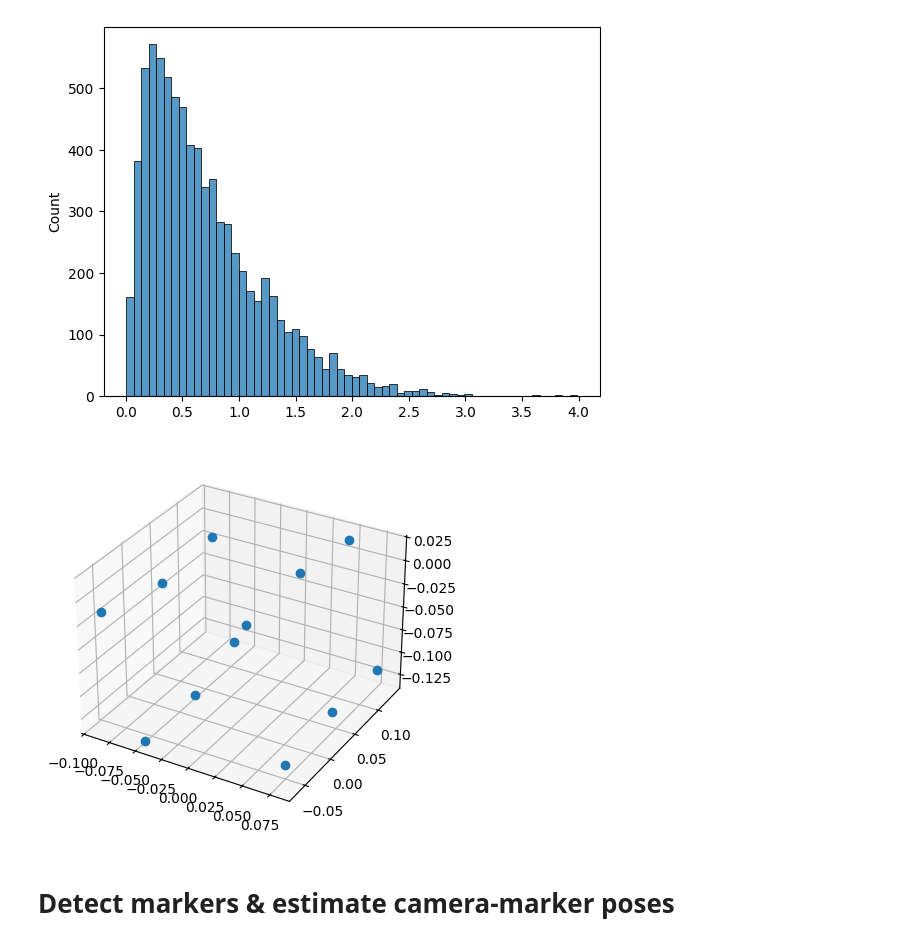
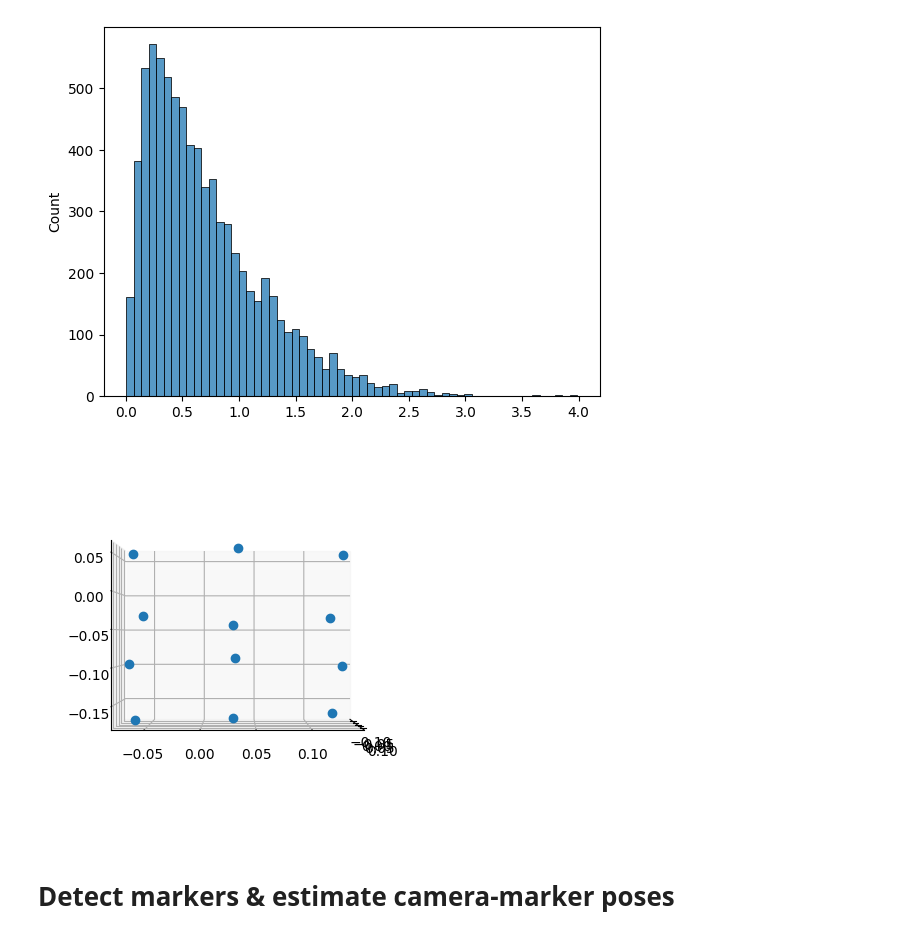
Before and after one commit to goncalofrazao/vicandocker, a Jupyter notebook: main_cangalho.ipynb, the cells around one changed output. Cells and saved outputs as stored; diff of their text form; code cells hidden in the pictures.

```diff
--- a/main_cangalho.ipynb
+++ b/main_cangalho.ipynb
@@ -118,7 +92,7 @@ Done!
 obj_pose_est = object_bipartite_se3sync(aux,
                                         noise_model_r=lambda edge : 0.01 * Polygon(zip(edge['corners'][:,0], edge['corners'][:,1])).area**1,
                                         noise_model_t=lambda edge : 0.01 * Polygon(zip(edge['corners'][:,0], edge['corners'][:,1])).area**1,
-                                        edge_filter=lambda edge : edge['reprojected_err'] < 0.4,
+                                        edge_filter=lambda edge : edge['reprojected_err'] < 0.3,
                                         maxiter=4,
                                         lsqr_solver="conjugate_gradient",
                                         dtype=np.float64)
@@ -147,13 +121,15 @@ print(np.std([edge['reprojected_err'] for edge in aux.values()]))
 # %%
 %matplotlib inline
 
 xyz = np.stack([pose.inv().t() for pose in obj_pose_est.values()], axis=0)
 fig = plt.figure()
 ax = fig.add_subplot(projection='3d')
+ax.view_init(elev=0, azim=0, roll=0)
+
 ax.plot(xyz[:,0], xyz[:,1], xyz[:,2], 'o')
 plt.show()
 # %% [output]
-[figure, old version]
+[figure, new version]
 # %% [markdown]
 # Detect markers & estimate camera-marker poses
 # %%
```
Also changed, not shown: parts of 14 cells of this notebook, 2 other files.
